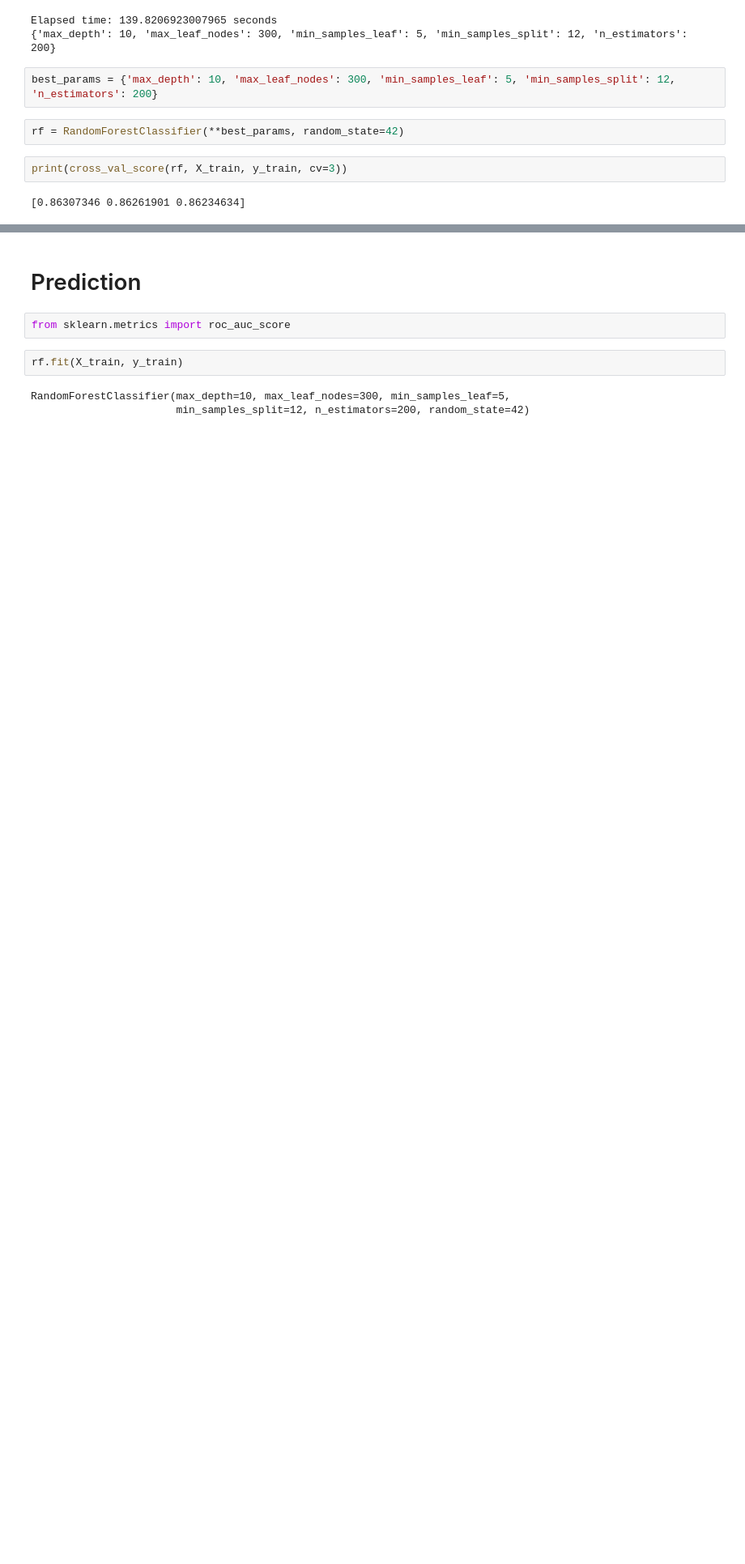
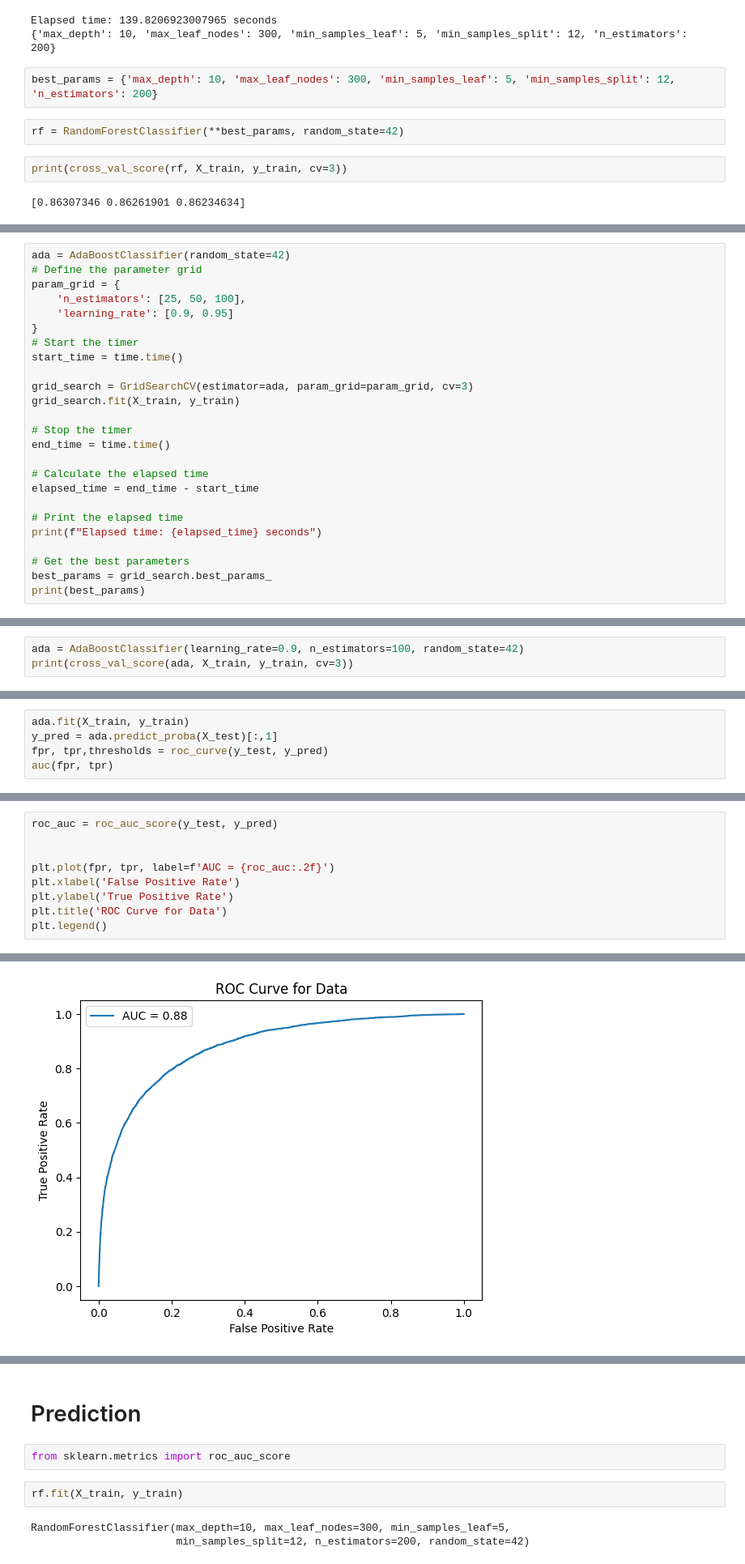
Before and after one commit to theCodeCS/data_churn_dataset, a Jupyter notebook: exitedornot.ipynb, the cells around one changed output, grey strips where cells are left out. Shown at 81% size. Saved outputs shown, nothing was run; the diff lists cells and outputs as text; blank space fills up the shorter version.

```diff
--- a/exitedornot.ipynb
+++ b/exitedornot.ipynb
@@ -439,0 +517,25 @@ print(cross_val_score(rf, X_train, y_train, cv=3))
+# %%
+ada = AdaBoostClassifier(random_state=42)
+# Define the parameter grid
+param_grid = {
+    'n_estimators': [25, 50, 100],
+    'learning_rate': [0.9, 0.95]
+}
+# Start the timer
+start_time = time.time()
+
+grid_search = GridSearchCV(estimator=ada, param_grid=param_grid, cv=3)
+grid_search.fit(X_train, y_train)
+
+# Stop the timer
+end_time = time.time()
+
+# Calculate the elapsed time
+elapsed_time = end_time - start_time
+
+# Print the elapsed time
+print(f"Elapsed time: {elapsed_time} seconds")
+
+# Get the best parameters
+best_params = grid_search.best_params_
+print(best_params)
@@ -439,0 +545,3 @@ print(cross_val_score(rf, X_train, y_train, cv=3))
+# %%
+ada = AdaBoostClassifier(learning_rate=0.9, n_estimators=100, random_state=42)
+print(cross_val_score(ada, X_train, y_train, cv=3))
@@ -439,0 +552,5 @@ print(cross_val_score(rf, X_train, y_train, cv=3))
+# %%
+ada.fit(X_train, y_train)
+y_pred = ada.predict_proba(X_test)[:,1]
+fpr, tpr,thresholds = roc_curve(y_test, y_pred)
+auc(fpr, tpr)
@@ -439,0 +559,10 @@ print(cross_val_score(rf, X_train, y_train, cv=3))
+# %%
+roc_auc = roc_auc_score(y_test, y_pred)
+
+
+plt.plot(fpr, tpr, label=f'AUC = {roc_auc:.2f}')
+plt.xlabel('False Positive Rate')
+plt.ylabel('True Positive Rate')
+plt.title('ROC Curve for Data')
+plt.legend()
+# %% [output]
@@ -439,0 +570 @@ print(cross_val_score(rf, X_train, y_train, cv=3))
+[figure, added]
```
Also changed, not shown: parts of 24 cells of this notebook.
